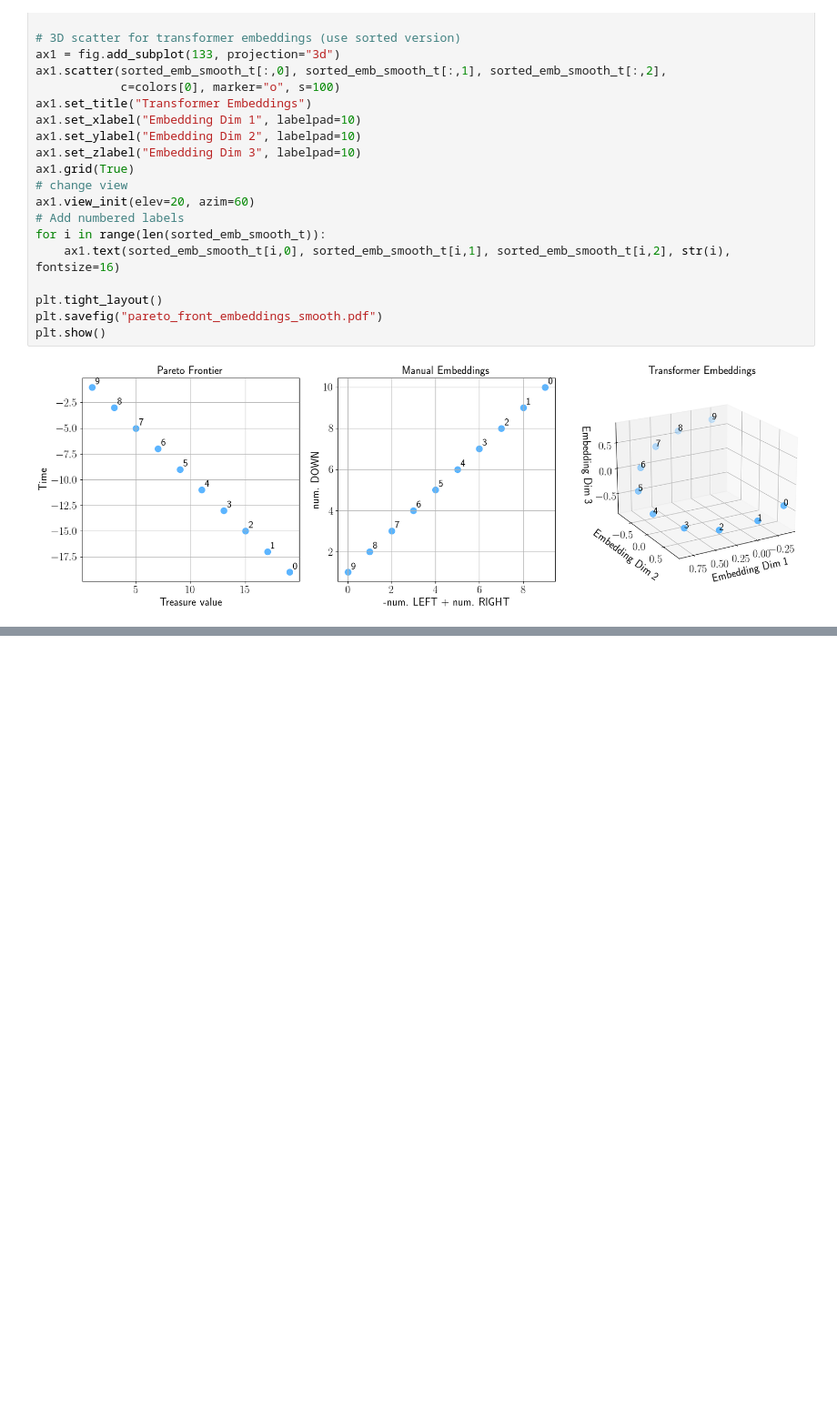
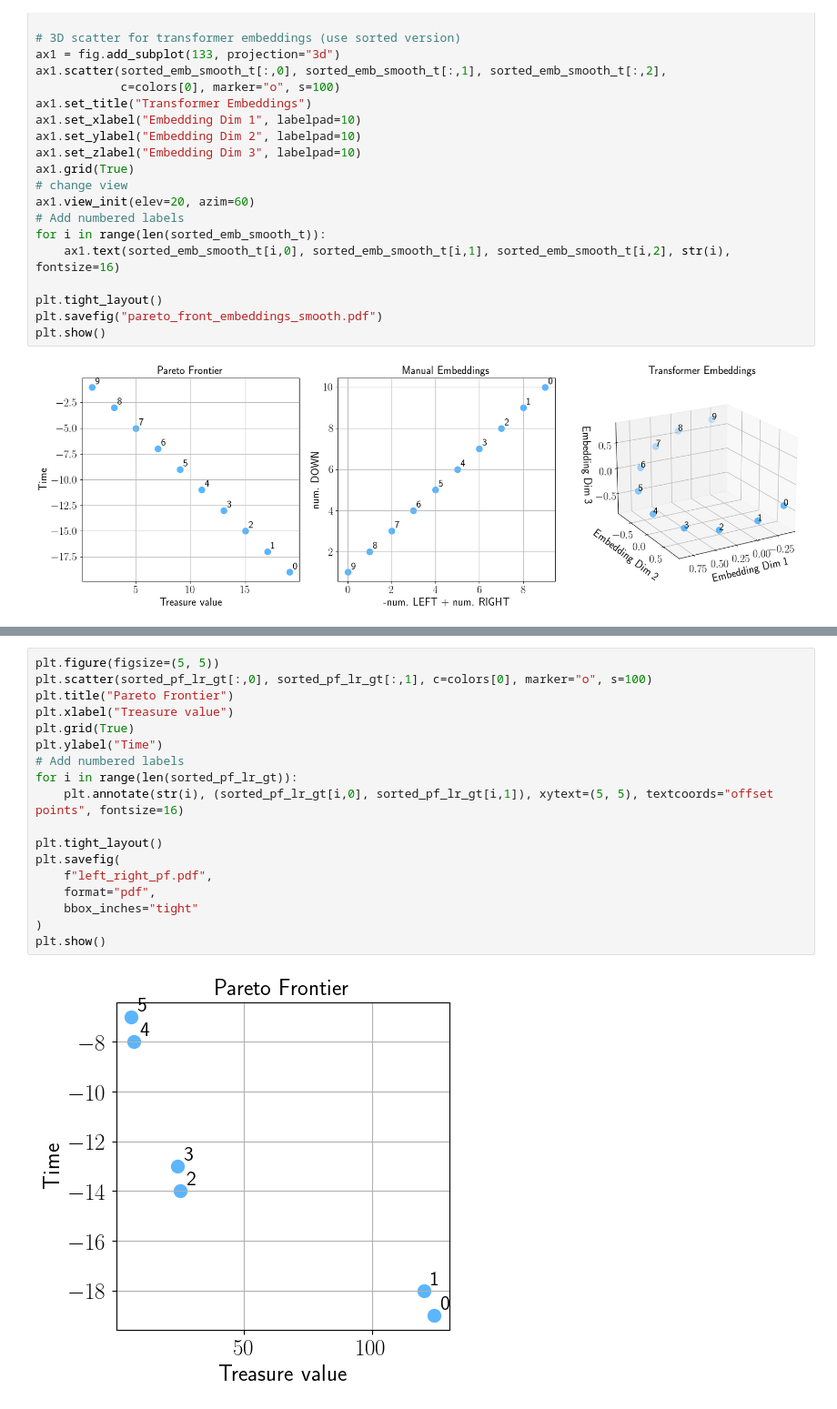
Before and after one commit to ffelten/Behavior-vs-Objective-Space, a Jupyter notebook: morl_behavior_objective/analysis/analysis_dst.ipynb, the cells around one changed output, grey strips where cells are left out. Shown at 91% size. Drawn from its saved outputs; the diff is of its cells as text; blank space fills up the shorter version.

```diff
--- a/morl_behavior_objective/analysis/analysis_dst.ipynb
+++ b/morl_behavior_objective/analysis/analysis_dst.ipynb
@@ -589,0 +683,20 @@ plt.show()
+# %%
+plt.figure(figsize=(5, 5))
+plt.scatter(sorted_pf_lr_gt[:,0], sorted_pf_lr_gt[:,1], c=colors[0], marker="o", s=100)
+plt.title("Pareto Frontier")
+plt.xlabel("Treasure value")
+plt.grid(True)
+plt.ylabel("Time")
+# Add numbered labels
+for i in range(len(sorted_pf_lr_gt)):
+    plt.annotate(str(i), (sorted_pf_lr_gt[i,0], sorted_pf_lr_gt[i,1]), xytext=(5, 5), textcoords="offset points", fontsize=16)
+
+plt.tight_layout()
+plt.savefig(
+    f"left_right_pf.pdf",
+    format="pdf",
+    bbox_inches="tight"
+)
+plt.show()
+# %% [output]
+[figure, added]
```
Also changed, not shown: parts of 8 cells of this notebook, 1 other file.
